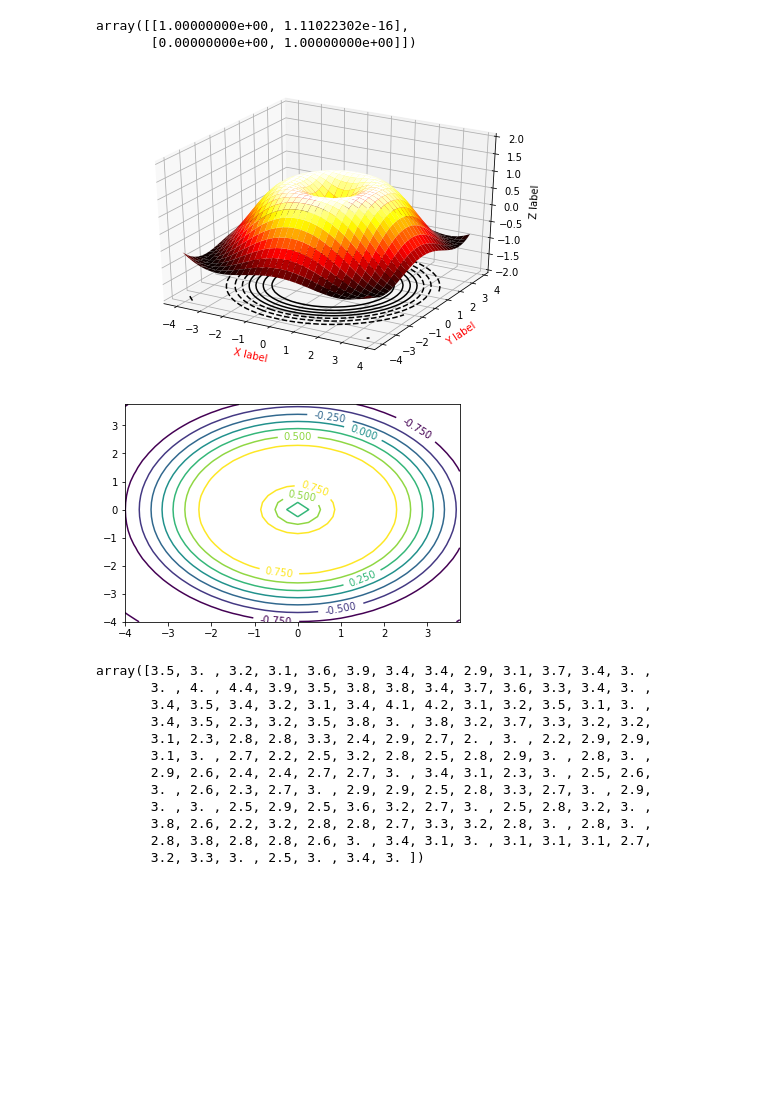
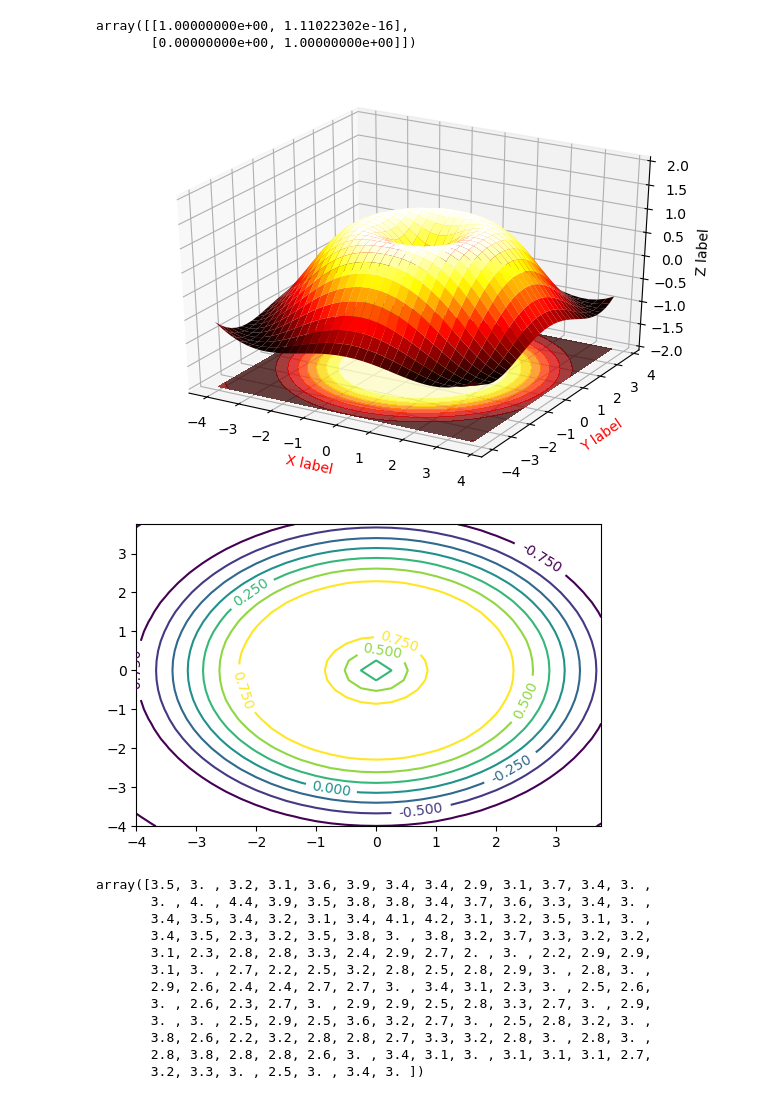
Before and after one commit to Parker-Lyu/ML_BY_Andrew, a Jupyter notebook: Test.ipynb, the cells around one changed output. Cells and saved outputs as stored; diff of their text form; code cells hidden in the pictures; blank space fills up the shorter version.

```diff
--- a/Test.ipynb
+++ b/Test.ipynb
@@ -44,32 +44,31 @@ import numpy as np
 import matplotlib.pyplot as plt
 from mpl_toolkits.mplot3d import Axes3D
 # %%
-
-fig = plt.figure(1)
+fig = plt.figure(dpi=100)
 ax = Axes3D(fig)     #生成一个3d对象
 X = np.arange(-4, 4, 0.25)
 Y = np.arange(-4, 4, 0.25)
 X, Y = np.meshgrid(X, Y)    #对X,Y数组进行扩充
 R = np.sqrt(X**2+Y**2)
 Z = np.sin(R)
 ax.set_xlabel('X label',color='r') #设置x坐标
 ax.set_ylabel('Y label',color='r')
 ax.set_zlabel('Z label')
+ax.set_zlim(-2,2)#设置z的范围
 ax.plot_surface(X, Y, Z,rstride=1,cstride=1,cmap=plt.cm.hot)#生成一个曲面   cmap = plt.get_cmap('rainbow')
-#ax.contourf(X,Y,Z,offset=2,alpha=0.75,cmap=plt.cm.hot)#为等高线填充颜色
-ax.contour(X, Y, Z, offset=-2, colors='black')#生成等高线 offset参数是等高线所处的位置
+ax.contourf(X,Y,Z,offset=-2,alpha=0.75,cmap=plt.cm.hot)#为等高线填充颜色
+# ax.contour(X, Y, Z, offset=-2, colors='black')#生成等高线 offset参数是等高线所处的位置
 
-fig=plt.figure(2)
+fig=plt.figure(2,dpi=100)
 
-bx=fig.gca()#再生成一个字图
+bx=fig.gca()
 
 C=bx.contour(X,Y,Z) #如果想要在等高线上标出相应的值，需要重新生成一个对象，不能是3d对象
 bx.clabel(C,inline=True,fontsize=10) #在等高线上标出对应的z值
-ax.set_zlim(-2,2)#设置z的范围
 plt.show()
 # %% [output]
-[figure, old version]
+[figure, new version]
-[figure, old version]
+[figure, new version]
 # %%
 import numpy as np
 from sklearn import datasets
```
Also changed, not shown: 2 other files.
